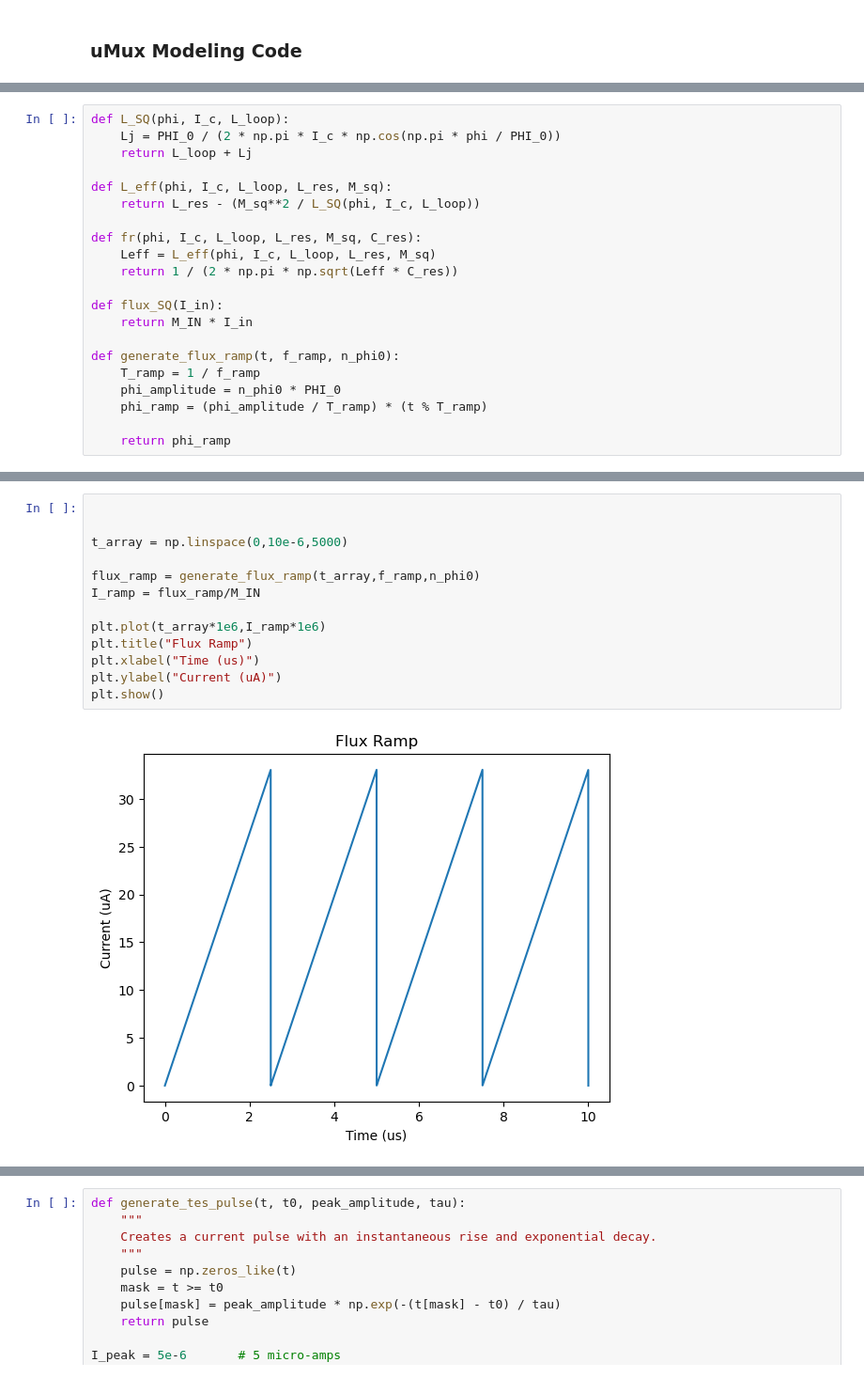
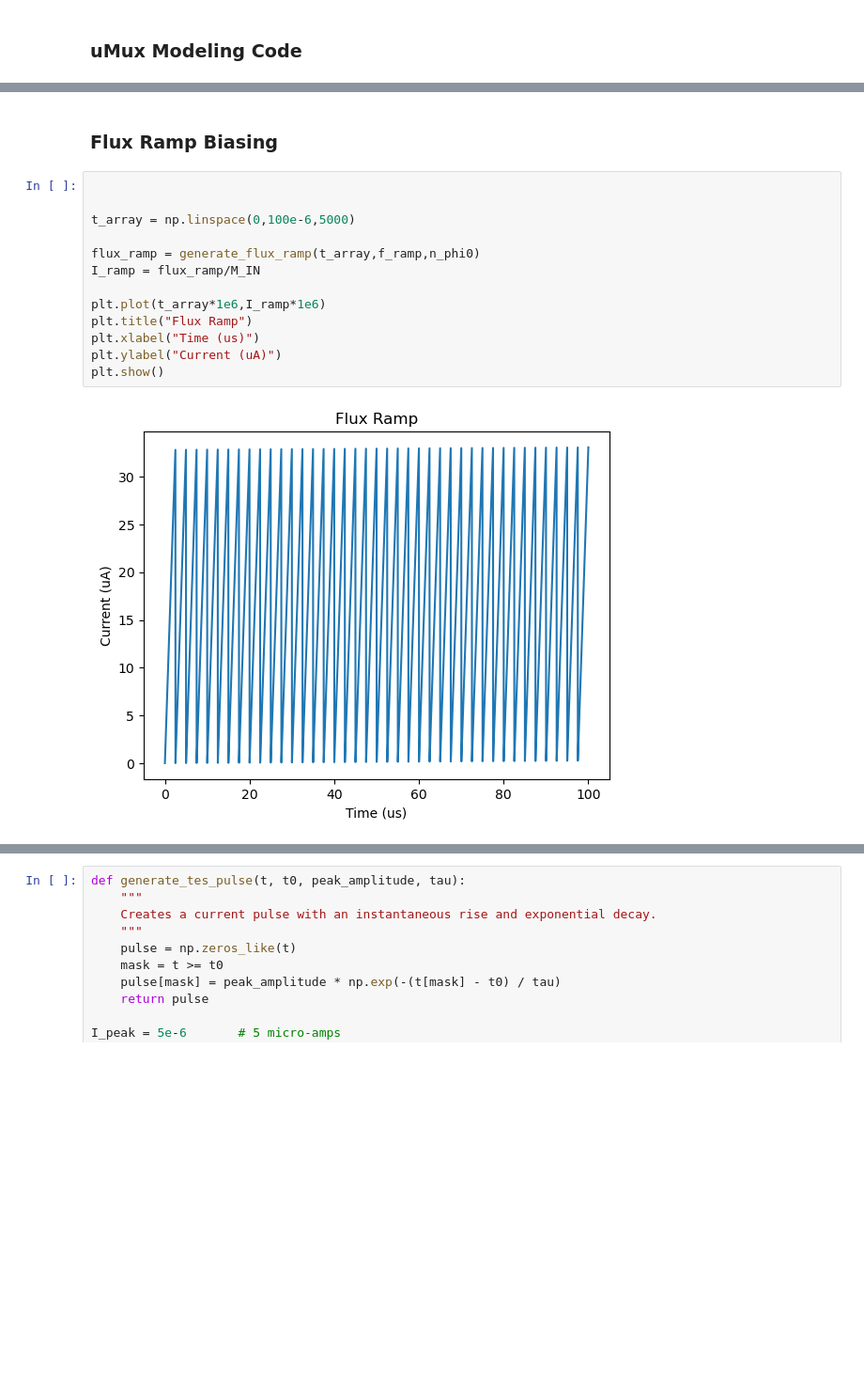
Before and after one commit to QTSF-Mines/Microwave-Multiplexing, a Jupyter notebook: uMux_modeling/uMux_modeling.ipynb, the cells around one changed output, grey strips where cells are left out. Shown at 94% size. Cells and saved outputs as stored; diff of their text form; blank space fills up the shorter version.

```diff
--- a/uMux_modeling/uMux_modeling.ipynb
+++ b/uMux_modeling/uMux_modeling.ipynb
@@ -26,27 +27,6 @@ L_LOOP = 50e-12     # SQUID loop inductance (50 pH)
 M_SQ = 20e-12       # Mutual inductance to resonator (20 pH)
 L_RES = 2e-9        # Resonator inductance (2 nH)
 C_RES = 0.5e-12     # Resonator capacitance (0.5 pF)
-# %%
-def L_SQ(phi, I_c, L_loop):
-    Lj = PHI_0 / (2 * np.pi * I_c * np.cos(np.pi * phi / PHI_0))
-    return L_loop + Lj
-
-def L_eff(phi, I_c, L_loop, L_res, M_sq):
-    return L_res - (M_sq**2 / L_SQ(phi, I_c, L_loop))
-
-def fr(phi, I_c, L_loop, L_res, M_sq, C_res):
-    Leff = L_eff(phi, I_c, L_loop, L_res, M_sq)
-    return 1 / (2 * np.pi * np.sqrt(Leff * C_res))
-
-def flux_SQ(I_in):
-    return M_IN * I_in
-
-def generate_flux_ramp(t, f_ramp, n_phi0):
-    T_ramp = 1 / f_ramp
-    phi_amplitude = n_phi0 * PHI_0
-    phi_ramp = (phi_amplitude / T_ramp) * (t % T_ramp)
-
-    return phi_ramp
 # %%
 I_array = np.linspace(0,50e-6,200)
 
@@ -62,18 +42,20 @@ plt.show()
+# %% [markdown]
+### Flux Ramp Biasing
 # %%
 
 
-t_array = np.linspace(0,10e-6,5000)
+t_array = np.linspace(0,100e-6,5000)
 
 flux_ramp = generate_flux_ramp(t_array,f_ramp,n_phi0)
 I_ramp = flux_ramp/M_IN
 
 plt.plot(t_array*1e6,I_ramp*1e6)
 plt.title("Flux Ramp")
 plt.xlabel("Time (us)")
 plt.ylabel("Current (uA)")
 plt.show()
 # %% [output]
-[figure, old version]
+[figure, new version]
 # %%
 fr_ramp_array = fr(flux_ramp, I_C, L_LOOP, L_RES, M_SQ, C_RES)
 
```
Also changed, not shown: parts of 4 cells of this notebook, 3 other files.
